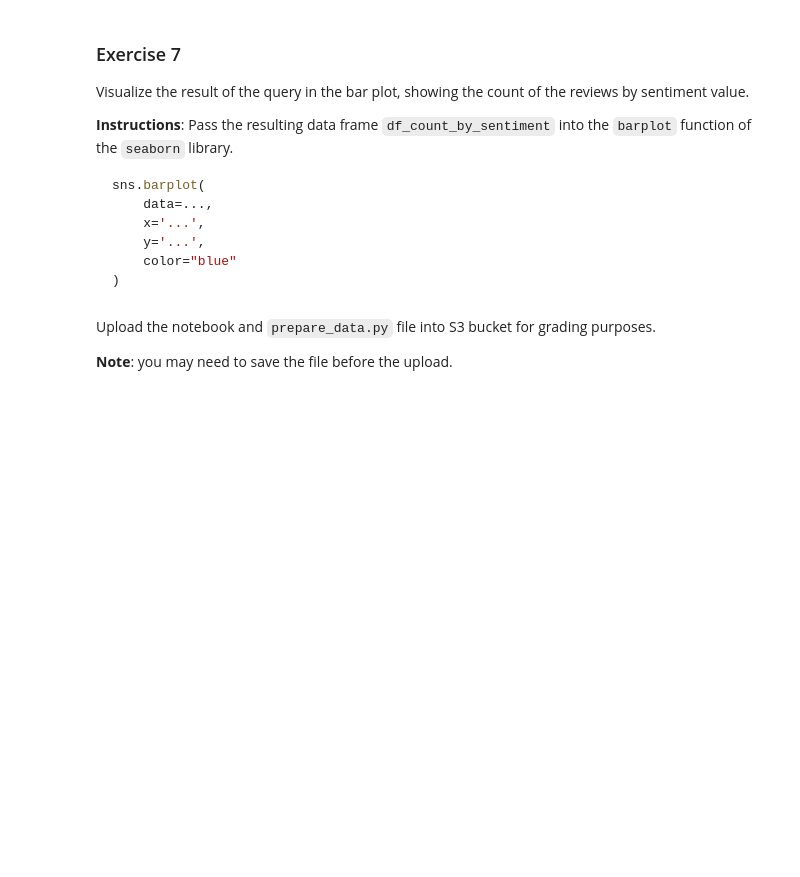
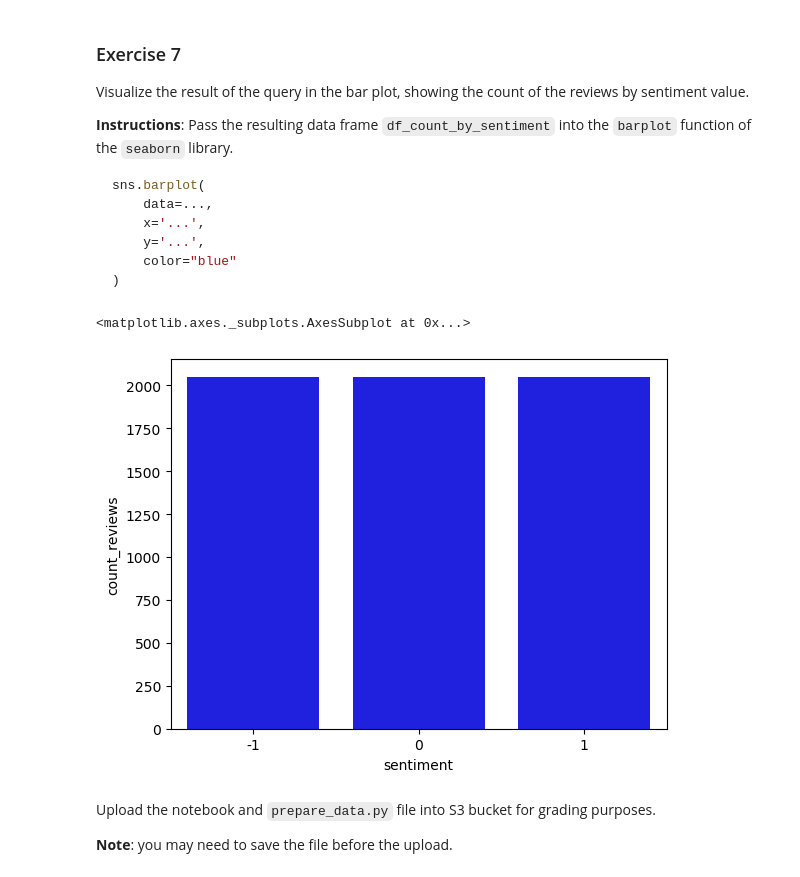
Before and after one commit to tabdulazeez/data-science-on-aws, a Jupyter notebook: sagemaker_feature_store/C2_W1_Assignment.ipynb, the cells around one changed output. Drawn from its saved outputs; the diff is of its cells as text; code cells hidden in the pictures; blank space fills up the shorter version.

```diff
--- a/sagemaker_feature_store/C2_W1_Assignment.ipynb
+++ b/sagemaker_feature_store/C2_W1_Assignment.ipynb
@@ -125,8 +150,8 @@ from sagemaker.feature_store.feature_group import FeatureGroup
 
 feature_group = FeatureGroup(
     ### BEGIN SOLUTION - DO NOT delete this comment for grading purposes
-    name=None, # Replace None
-    feature_definitions=None, # Replace None
+    name=feature_group_name, # Replace None
+    feature_definitions=feature_definitions, # Replace None
     ### END SOLUTION - DO NOT delete this comment for grading purposes
     sagemaker_session=sess
 )
@@ -496,8 +612,8 @@ Query the feature store.
 # %%
 feature_store_query_2.run(
     ### BEGIN SOLUTION - DO NOT delete this comment for grading purposes
-    query_string=None, # Replace None
-    output_location=None # Replace None
+    query_string=query_string_count_by_sentiment, # Replace None
+    output_location=output_s3_uri # Replace None
     ### END SOLUTION - DO NOT delete this comment for grading purposes
 )
 
@@ -524,15 +645,18 @@ sns.barplot(
 # %%
 %matplotlib inline
 import seaborn as sns
 
 sns.barplot(
     ### BEGIN SOLUTION - DO NOT delete this comment for grading purposes
-    data=None, # Replace None
-    x=None, # Replace None
-    y=None, # Replace None
+    data=df_count_by_sentiment, # Replace None
+    x='sentiment', # Replace None
+    y='count_reviews', # Replace None
     ### END SOLUTION - DO NOT delete this comment for grading purposes
     color="blue"
 )
+# %% [output]
+<matplotlib.axes._subplots.AxesSubplot at 0x...>
+[figure, added]
 # %% [markdown]
 Upload the notebook and `prepare_data.py` file into S3 bucket for grading purposes.
 
```
Also changed, not shown: parts of 32 cells of this notebook, 5 other files.
